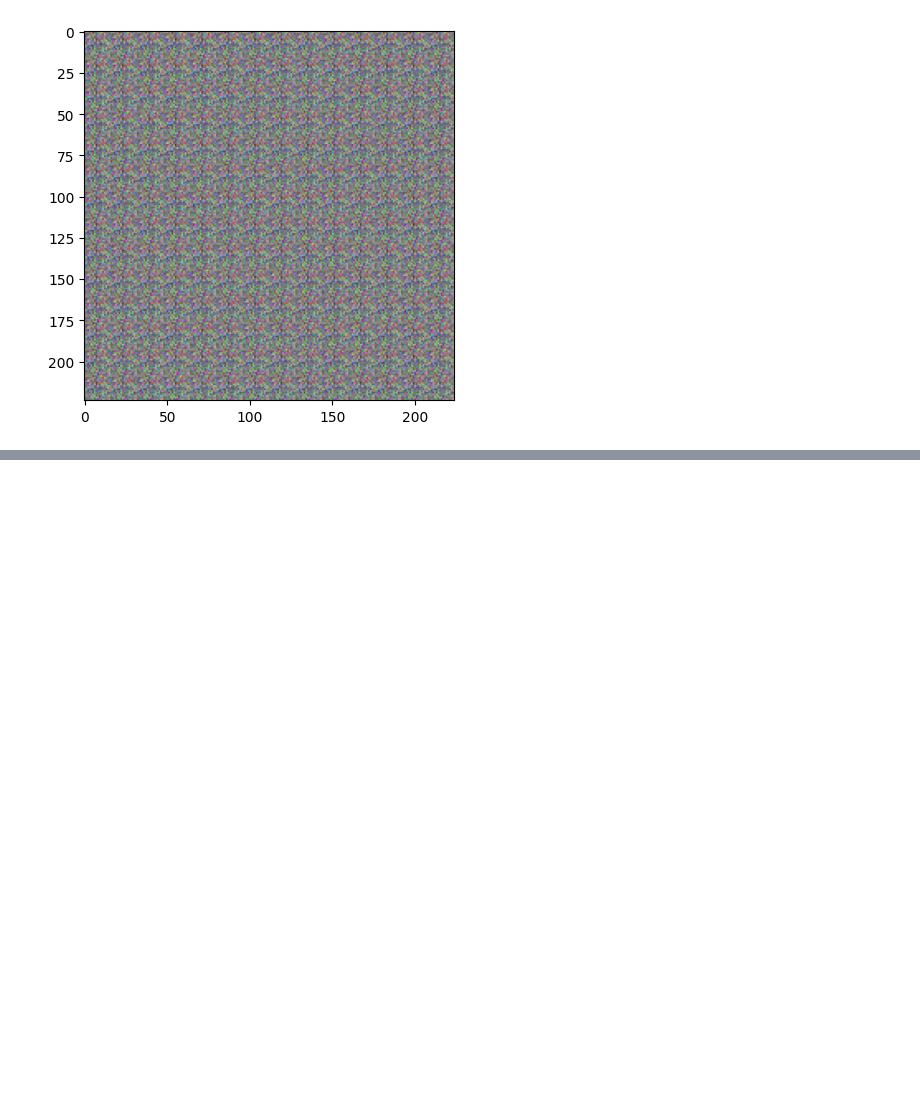
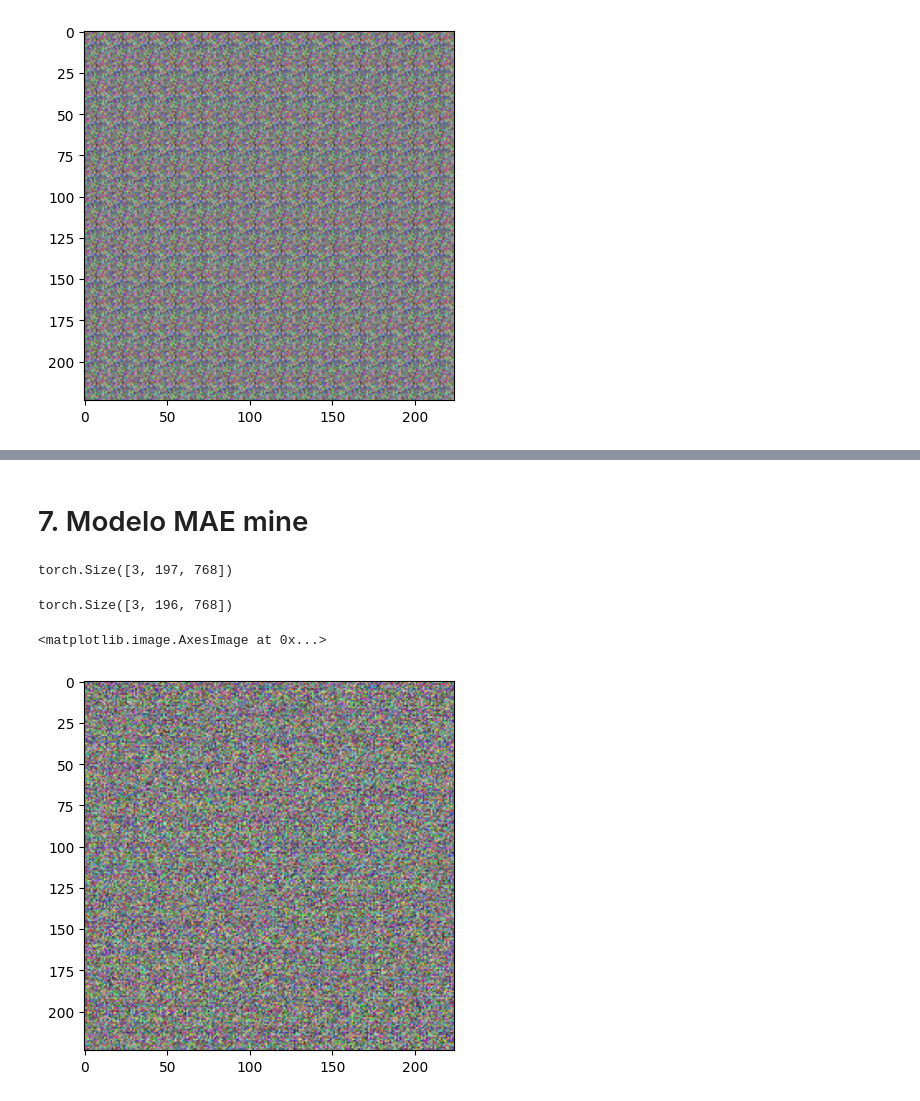
Before and after one commit to Migliorin/Image-Denoising, a Jupyter notebook: notebooks/ModelScripts/Transformer.ipynb, the cells around one changed output, grey strips where cells are left out. Drawn from its saved outputs; the diff is of its cells as text; code cells hidden in the pictures; blank space fills up the shorter version.

```diff
--- a/notebooks/ModelScripts/Transformer.ipynb
+++ b/notebooks/ModelScripts/Transformer.ipynb
@@ -592,0 +580,2 @@ plt.show()
+# %% [markdown]
+# 7. Modelo MAE mine
@@ -592,0 +587,25 @@ plt.show()
+# %%
+model = VisionModel(
+    img_size=(3,3,224,224),
+    patch_size=16,
+    token_len=512,
+    embed_dim=512
+)
+# %%
+res = model(image_transform)
+# %%
+res.shape
+# %% [output]
+torch.Size([3, 197, 768])
+# %%
+teste = res[:,:-1,:]
+teste.shape
+# %% [output]
+torch.Size([3, 196, 768])
+# %%
+teste = model.unpatch_tokenization(teste)
+# %%
+plt.imshow(teste[0].permute(1,2,0).detach().numpy())
+# %% [output]
+<matplotlib.image.AxesImage at 0x...>
+[figure, added]
```
Also changed, not shown: parts of 21 cells of this notebook, 3 other files.
